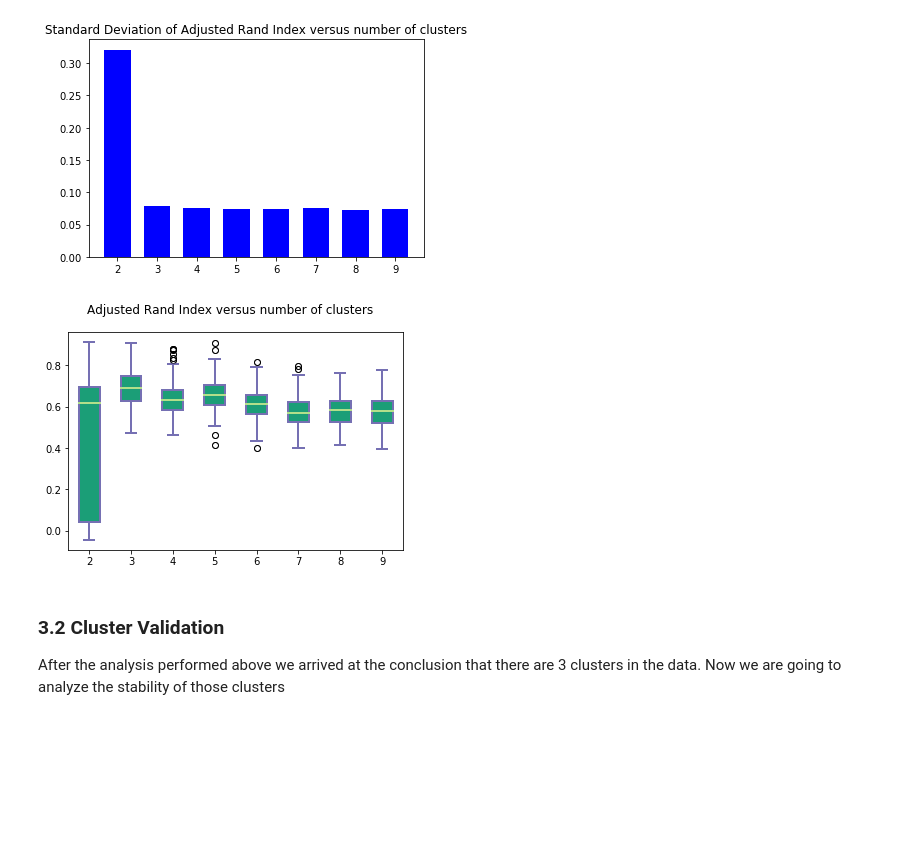
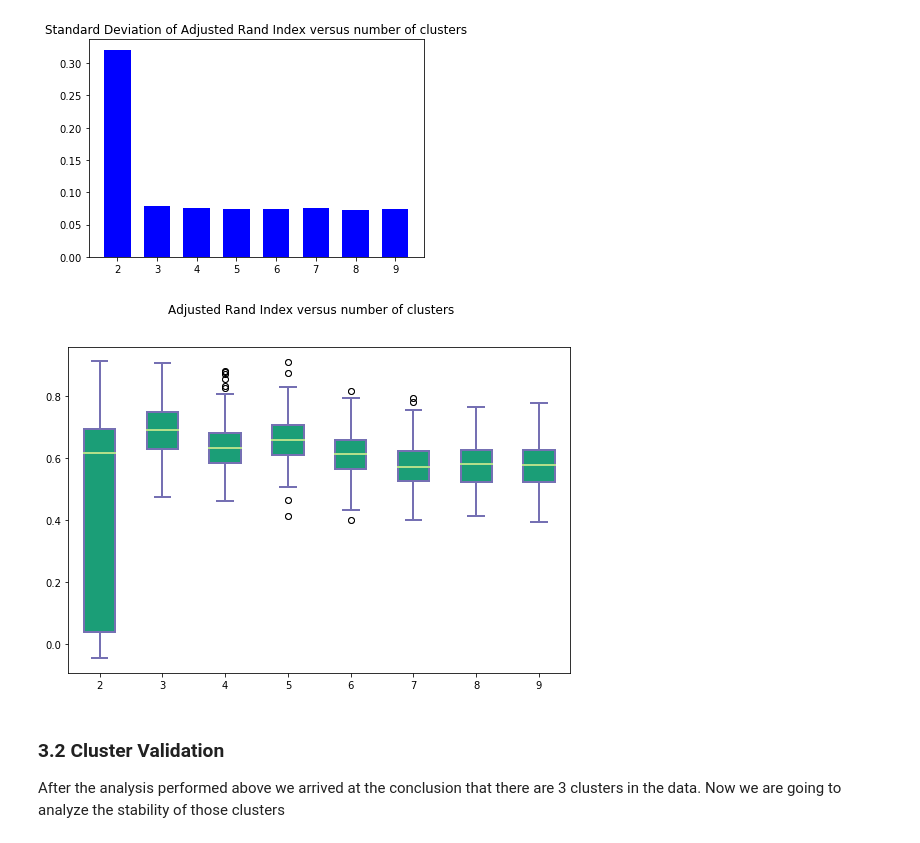
Before and after one commit to KishanRama/On-validation-of-hierarchical-clustering, a Jupyter notebook: On_Validation_of_Hierarchical_Clustering_Implementation.ipynb, the cells around one changed output. Saved outputs shown, nothing was run; the diff lists cells and outputs as text; code cells hidden in the pictures; blank space fills up the shorter version.

```diff
--- a/On_Validation_of_Hierarchical_Clustering_Implementation.ipynb
+++ b/On_Validation_of_Hierarchical_Clustering_Implementation.ipynb
@@ -314,7 +314,7 @@ for k in range(2,10):
     data_to_plot.append(dicio_statistics[k]['adjusted'])
 
 # Create a figure instance
-plt.figure(2)
+#plt.figure(2)
 fig = plt.figure(2, figsize=(9, 6))
 
 # Create an axes instance
@@ -333,34 +333,34 @@ for box in bp['boxes']:
     # change outline color
     box.set( color='#7570b3', linewidth=2)
     # change fill color
     box.set( facecolor = '#1b9e77' )
 
 ## change color and linewidth of the whiskers
 for whisker in bp['whiskers']:
     whisker.set(color='#7570b3', linewidth=2)
 
 ## change color and linewidth of the caps
 for cap in bp['caps']:
     cap.set(color='#7570b3', linewidth=2)
 
 ## change color and linewidth of the medians
 for median in bp['medians']:
     median.set(color='#b2df8a', linewidth=2)
 
 ## change the style of fliers and their fill
 for flier in bp['fliers']:
     flier.set(marker='o', color='#e7298a', alpha=0.5)
 
 fig.suptitle('Adjusted Rand Index versus number of clusters')
 ## Custom x-axis labels
 ax.set_xticklabels(['2','3','4','5','6','7','8','9'])
 ## Remove top axes and right axes ticks
 ax.get_xaxis().tick_bottom()
 ax.get_yaxis().tick_left()
 
 fig
 # %% [output]
-[figure, old version]
+[figure, new version]
 # %% [markdown]
 ### 3.2 Cluster Validation
 After the analysis performed above we arrived at the conclusion that there are 3 clusters in the data. Now we are going to analyze the stability of those clusters
```
Also changed, not shown: parts of 1 cell of this notebook.
